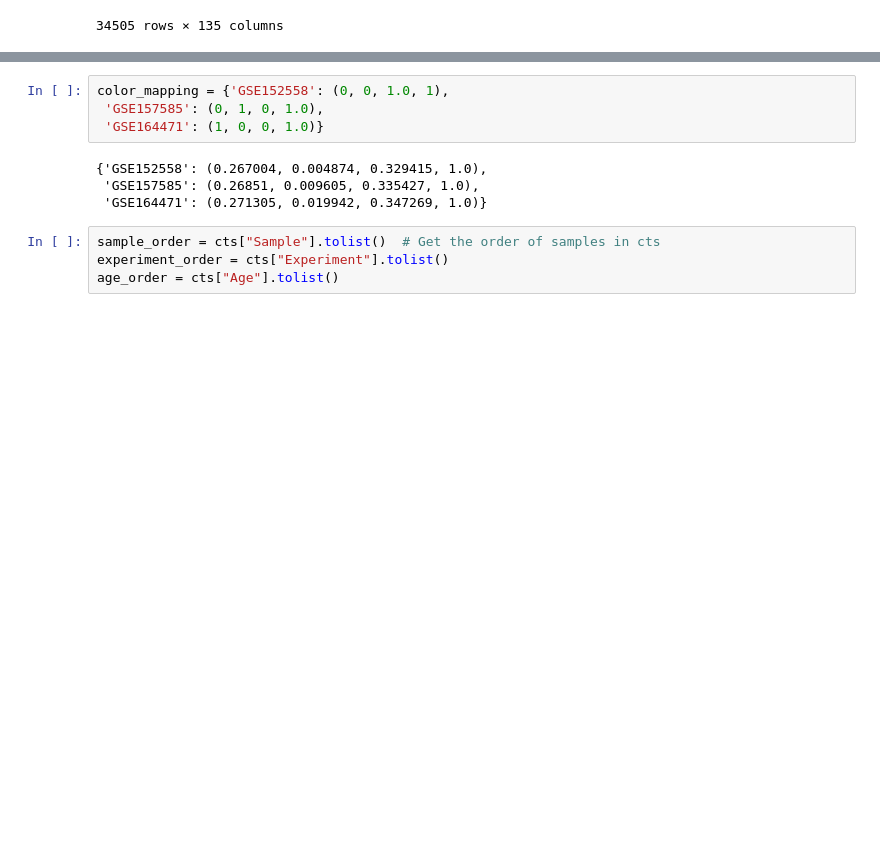
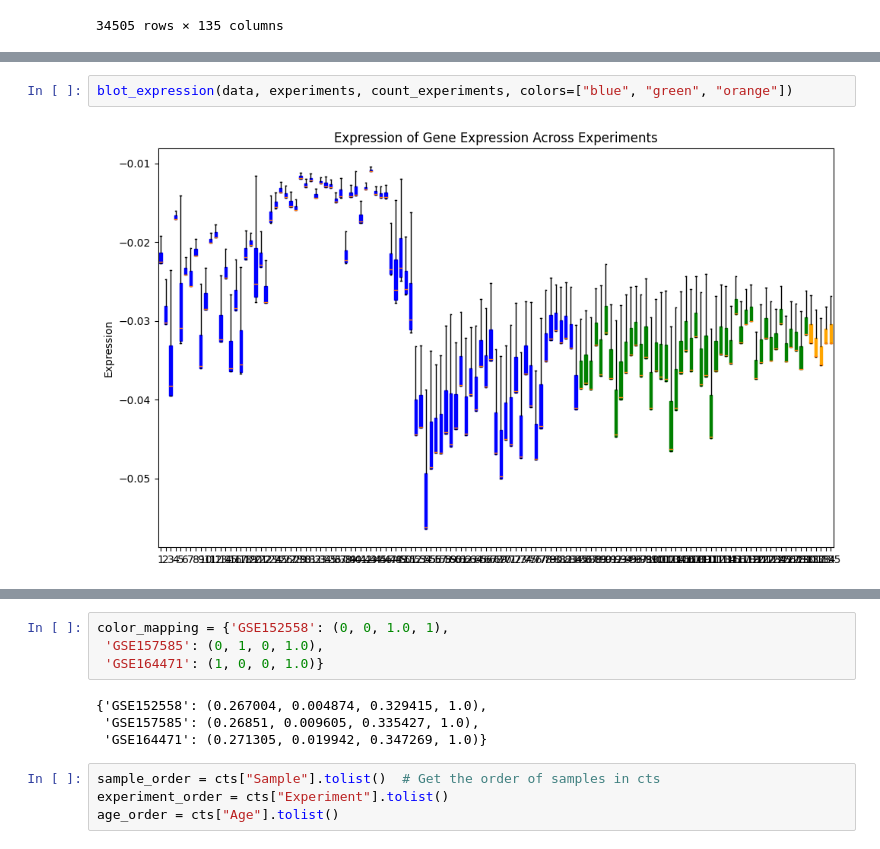
Before and after one commit to GuerreroVazquez/Test_DEG_methods-single_cell, a Jupyter notebook: batch_correction/reComBat-main/reComBat/Batch_correction_RNAseq_python.ipynb, the cells around one changed output, grey strips where cells are left out. Drawn from its saved outputs; the diff is of its cells as text; blank space fills up the shorter version.

```diff
--- a/batch_correction/reComBat-main/reComBat/Batch_correction_RNAseq_python.ipynb
+++ b/batch_correction/reComBat-main/reComBat/Batch_correction_RNAseq_python.ipynb
@@ -101,3 +120,7 @@ plt.show()
+# %%
+blot_expression(data, experiments, count_experiments, colors=["blue", "green", "orange"])
+# %% [output]
+[figure, added]
 # %%
 import matplotlib.pyplot as plt
 
```
Also changed, not shown: parts of 6 cells of this notebook.
